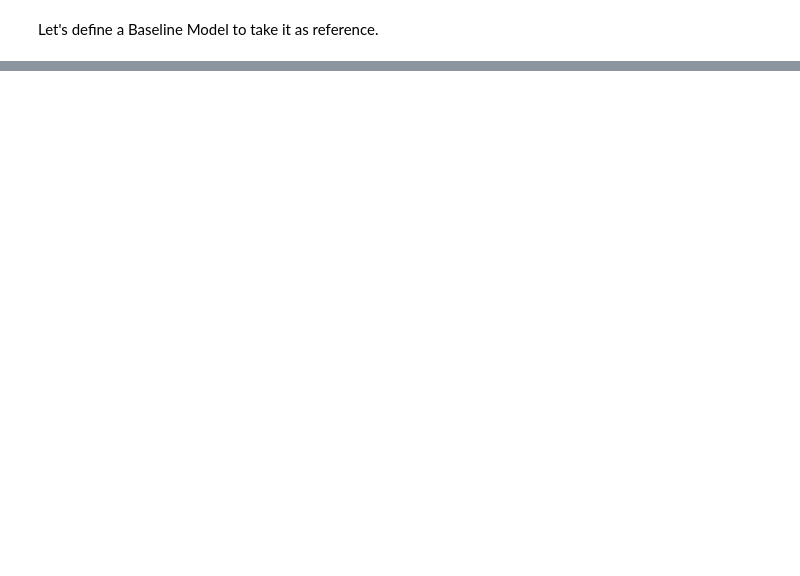
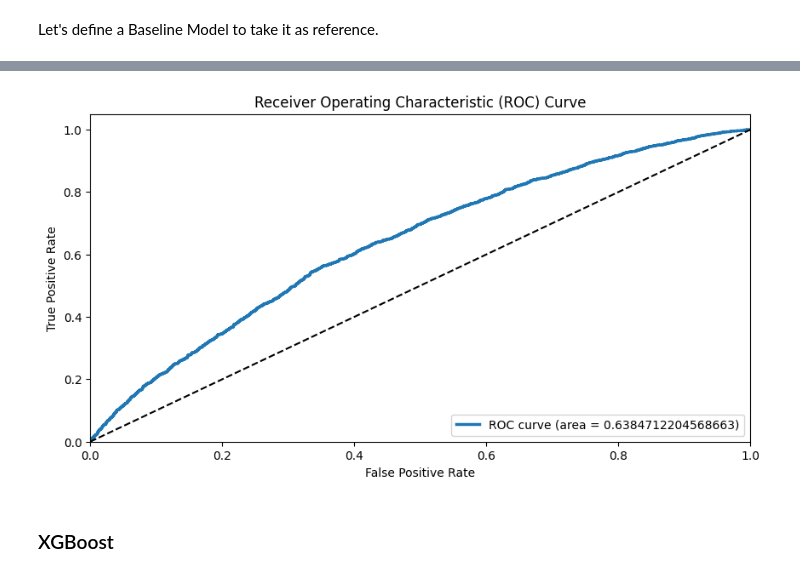
Before and after one commit to wdlopezp/Credit-Risk-Analysis, a Jupyter notebook: notebooks/Feature_Engineering.ipynb, the cells around one changed output, grey strips where cells are left out. Drawn from its saved outputs; the diff is of its cells as text; code cells hidden in the pictures; blank space fills up the shorter version.

Commit message:
XGboost implemented. AUC=~0.64

```diff
--- a/notebooks/Feature_Engineering.ipynb
+++ b/notebooks/Feature_Engineering.ipynb
@@ -93,12 +76,12 @@ cat_features
 # Split data into features and label
 X, y = data.drop(columns=['TARGET_LABEL_BAD=1']), data['TARGET_LABEL_BAD=1']
 # Split dataset into Train and Test
-X_train, X_test, y_train, y_test = train_test_split(
+X_train_0, X_test, y_train_0, y_test = train_test_split(
     X, y, test_size=0.2, random_state=SEED
 )
 # Split train datasets into train and validation datasets
 X_train, X_val, y_train, y_val = train_test_split(
-    X_train, y_train, test_size=0.2, random_state=SEED
+    X_train_0, y_train_0, test_size=0.2, random_state=SEED
 )
 # %%
 ## Build processing pipeline
@@ -181,6 +192,6 @@ AUC Score of Baseline Model is 0.6145
 # %%
 # Try with another classifier
-lgb_clf = LGBMClassifier(random_state=SEED)
+lgb_clf = LGBMClassifier(random_state=SEED, class_weight='balanced')
 # Training
 lgb_clf.fit(X=X_train_pre, y=y_train)
 # Prediction
@@ -214,0 +226,15 @@ lgb_auc_score = model_evaluation.plot_roc(model=lgb_clf,
+# %%
+# Hyperparameter Optimization
+# Parameters
+params = {
+    'num_leaves'     : [30, 40, 50, 60, 70, 80, 90, 100],
+    #'num_iterations' : [100, 200, 300, 400, 500],
+    'learning_rate'  : [0.1, 0.01, 0.001, 0.0001]
+}
+# Set RandomizedSearchCV
+best_lgb_clf = RandomizedSearchCV(estimator=lgb_clf,
+                                  param_distributions=params,
+                                  scoring='accuracy',
+                                  n_iter=20)
+# Train
+lgb_search = best_lgb_clf.fit(X=X_train_pre, y=y_train)
@@ -214,0 +268,8 @@ lgb_auc_score = model_evaluation.plot_roc(model=lgb_clf,
+# %%
+best_lgb_auc_score = model_evaluation.plot_roc(model=best_lgb_clf,
+                                               y_test=y_val,
+                                               features=X_val_pre)
+# %% [output]
+[figure, added]
+# %% [markdown]
+### XGBoost
```
Also changed, not shown: parts of 23 cells of this notebook, 3 other files.
